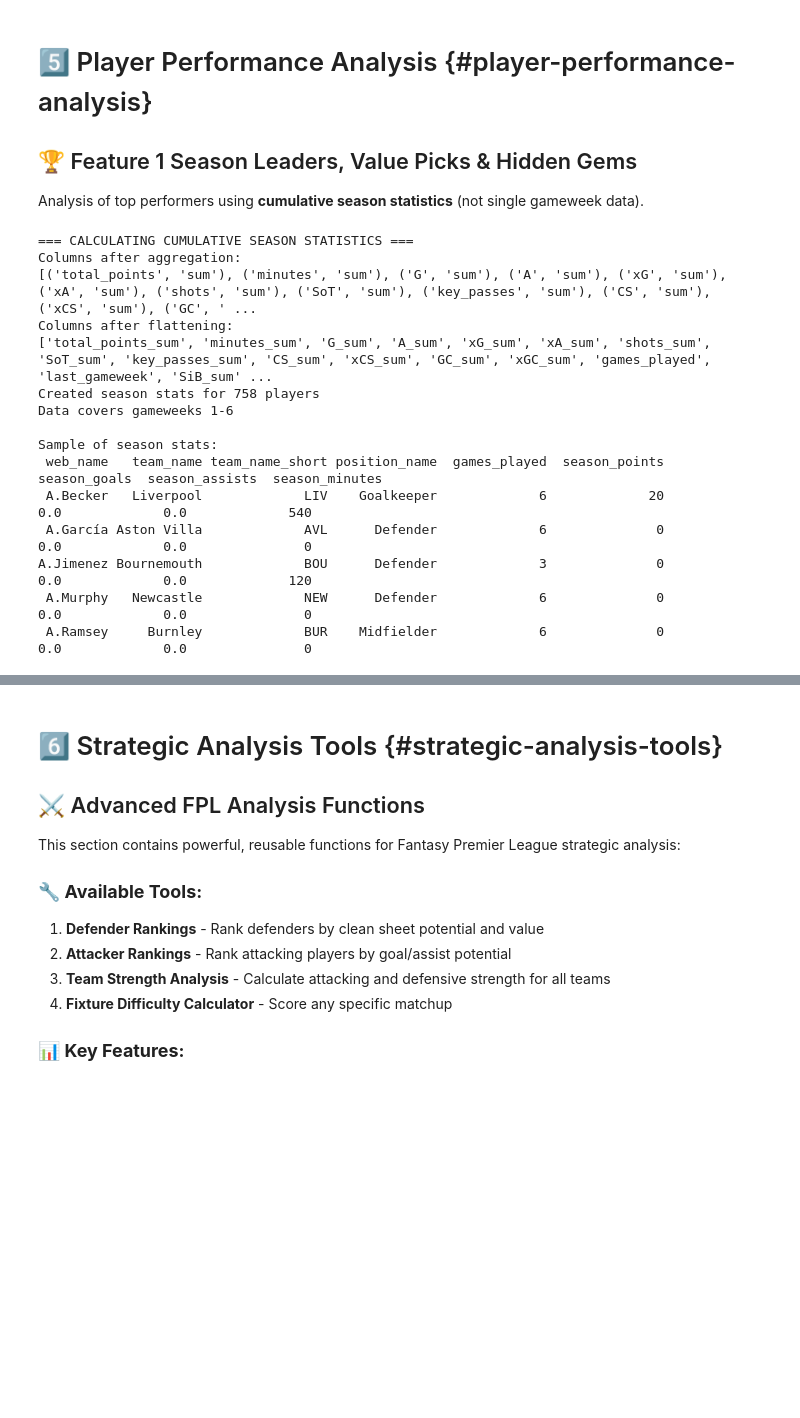
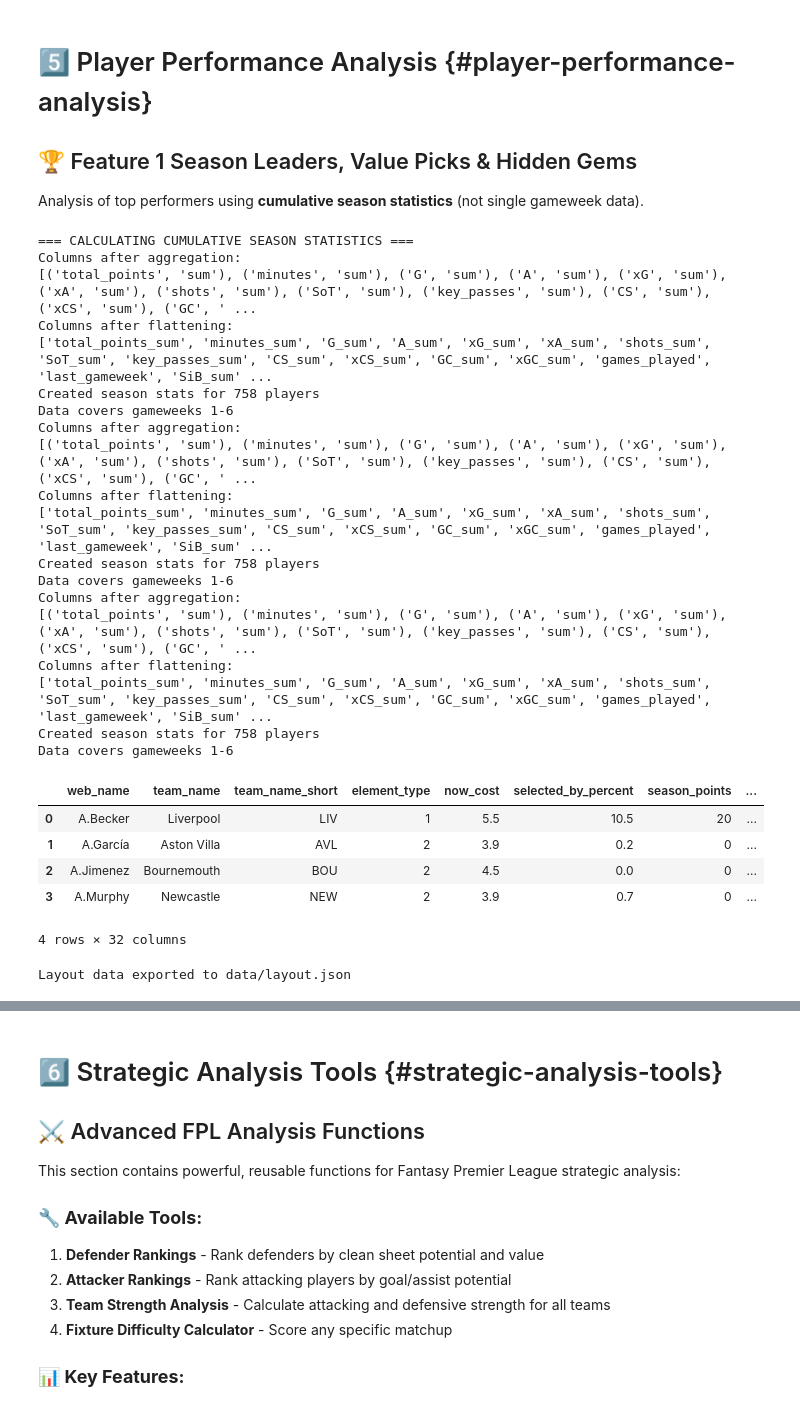
Before and after one commit to kahmengg/FPLAnalyst, a Jupyter notebook: fpl.ipynb, the cells around one changed output, grey strips where cells are left out. Saved outputs shown, nothing was run; the diff lists cells and outputs as text; code cells hidden in the pictures; blank space fills up the shorter version.

Commit message:
updated ipynb  and layout hardcoded content

```diff
--- a/fpl.ipynb
+++ b/fpl.ipynb
@@ -465,7 +466,10 @@ season_stats = df.groupby(['web_name', 'team_name','team_name_short',  'element_
     'gameweek': ['count', 'max'],  # Games played and latest gameweek
     'SiB': 'sum',          # Total shots in box
     'tackles': 'sum',      # Total tackles
-    'recoveries': 'sum'    # Total recoveries
+    'recoveries': 'sum',    # Total recoveries
+    'clearances_blocks_interceptions' : 'sum',
+    'defensive_contribution' : 'sum'
+
 }).round(2)
 
 print("Columns after aggregation:")
@@ -501,44 +505,75 @@ season_stats = season_stats.rename(columns={
     'minutes_sum': 'season_minutes',
     'G_sum': 'season_goals',
     'A_sum': 'season_assists',
     'xG_sum': 'season_xG',
     'xA_sum': 'season_xA',
     'shots_sum': 'season_shots',
     'SoT_sum': 'season_SoT',
     'key_passes_sum': 'season_key_passes',
     'CS_sum': 'season_CS',
     'xCS_sum': 'season_xCS',
     'GC_sum': 'season_GC',
     'xGC_sum': 'season_xGC',
     'SiB_sum': 'season_SiB',
     'tackles_sum': 'season_tackles',
-    'recoveries_sum': 'season_recoveries'
+    'recoveries_sum': 'season_recoveries',
+    'clearances_blocks_interceptions': 'season_clearances_blocks_interceptions',
+    'defensive_contribution' : 'season_defensive_contribution'
+
 })
 
 # Round all numeric columns
 numeric_cols = season_stats.select_dtypes(include=[np.number]).columns
 season_stats[numeric_cols] = season_stats[numeric_cols].round(2)
 
 print(f"Created season stats for {len(season_stats)} players")
 print(f"Data covers gameweeks 1-{df['gameweek'].max()}")
-print("\nSample of season stats:")
-print(season_stats[['web_name', 'team_name','team_name_short', 'position_name', 'games_played', 'season_points', 'season_goals', 'season_assists', 'season_minutes']].head().to_string(index=False))
+season_stats.head(4)
 # %% [output]
 === CALCULATING CUMULATIVE SEASON STATISTICS ===
 Columns after aggregation:
 [('total_points', 'sum'), ('minutes', 'sum'), ('G', 'sum'), ('A', 'sum'), ('xG', 'sum'), ('xA', 'sum'), ('shots', 'sum'), ('SoT', 'sum'), ('key_passes', 'sum'), ('CS', 'sum'), ('xCS', 'sum'), ('GC', ' ...
 Columns after flattening:
 ['total_points_sum', 'minutes_sum', 'G_sum', 'A_sum', 'xG_sum', 'xA_sum', 'shots_sum', 'SoT_sum', 'key_passes_sum', 'CS_sum', 'xCS_sum', 'GC_sum', 'xGC_sum', 'games_played', 'last_gameweek', 'SiB_sum' ...
 Created season stats for 758 players
 Data covers gameweeks 1-6
-
-Sample of season stats:
- web_name   team_name team_name_short position_name  games_played  season_points  season_goals  season_assists  season_minutes
- A.Becker   Liverpool             LIV    Goalkeeper             6             20           0.0             0.0             540
- A.García Aston Villa             AVL      Defender             6              0           0.0             0.0               0
-A.Jimenez Bournemouth             BOU      Defender             3              0           0.0             0.0             120
- A.Murphy   Newcastle             NEW      Defender             6              0           0.0             0.0               0
- A.Ramsey     Burnley             BUR    Midfielder             6              0           0.0             0.0               0
+Columns after aggregation:
+[('total_points', 'sum'), ('minutes', 'sum'), ('G', 'sum'), ('A', 'sum'), ('xG', 'sum'), ('xA', 'sum'), ('shots', 'sum'), ('SoT', 'sum'), ('key_passes', 'sum'), ('CS', 'sum'), ('xCS', 'sum'), ('GC', ' ...
+Columns after flattening:
+['total_points_sum', 'minutes_sum', 'G_sum', 'A_sum', 'xG_sum', 'xA_sum', 'shots_sum', 'SoT_sum', 'key_passes_sum', 'CS_sum', 'xCS_sum', 'GC_sum', 'xGC_sum', 'games_played', 'last_gameweek', 'SiB_sum' ...
+Created season stats for 758 players
+Data covers gameweeks 1-6
+Columns after aggregation:
+[('total_points', 'sum'), ('minutes', 'sum'), ('G', 'sum'), ('A', 'sum'), ('xG', 'sum'), ('xA', 'sum'), ('shots', 'sum'), ('SoT', 'sum'), ('key_passes', 'sum'), ('CS', 'sum'), ('xCS', 'sum'), ('GC', ' ...
+Columns after flattening:
+['total_points_sum', 'minutes_sum', 'G_sum', 'A_sum', 'xG_sum', 'xA_sum', 'shots_sum', 'SoT_sum', 'key_passes_sum', 'CS_sum', 'xCS_sum', 'GC_sum', 'xGC_sum', 'games_played', 'last_gameweek', 'SiB_sum' ...
+Created season stats for 758 players
+Data covers gameweeks 1-6
+|  | web_name | team_name | team_name_short | element_type | now_cost | selected_by_percent | season_points | ... |
+| 0 | A.Becker | Liverpool | LIV | 1 | 5.5 | 10.5 | 20 | ... |
+| 1 | A.García | Aston Villa | AVL | 2 | 3.9 | 0.2 | 0 | ... |
+| 2 | A.Jimenez | Bournemouth | BOU | 2 | 4.5 | 0.0 | 0 | ... |
+| 3 | A.Murphy | Newcastle | NEW | 2 | 3.9 | 0.7 | 0 | ... |
+4 rows × 32 columns
+# %%
+# Calculate the required metrics
+num_players = season_stats['web_name'].nunique()
+total_teams = season_stats['team_name'].nunique()
+total_gameweeks = season_stats['last_gameweek'].max()
+
+# Create a summary DataFrame
+layout_df = pd.DataFrame({
+    'number_of_players': [num_players],
+    'total_teams': [total_teams],
+    'total_gameweeks': [total_gameweeks]
+})
+
+# Export to JSON file
+layout_df.to_json('data/layout.json', orient='records', indent=4)
+
+print("Layout data exported to data/layout.json")
+# %% [output]
+Layout data exported to data/layout.json
 # %%
 # STREAMLINED: Key FPL Insights - Non-Overlapping Essential Data with Form
 print("🏆 === FPL KEY INSIGHTS & RECOMMENDATIONS ===")
```
Also changed, not shown: parts of 10 cells of this notebook, 8 other files.
